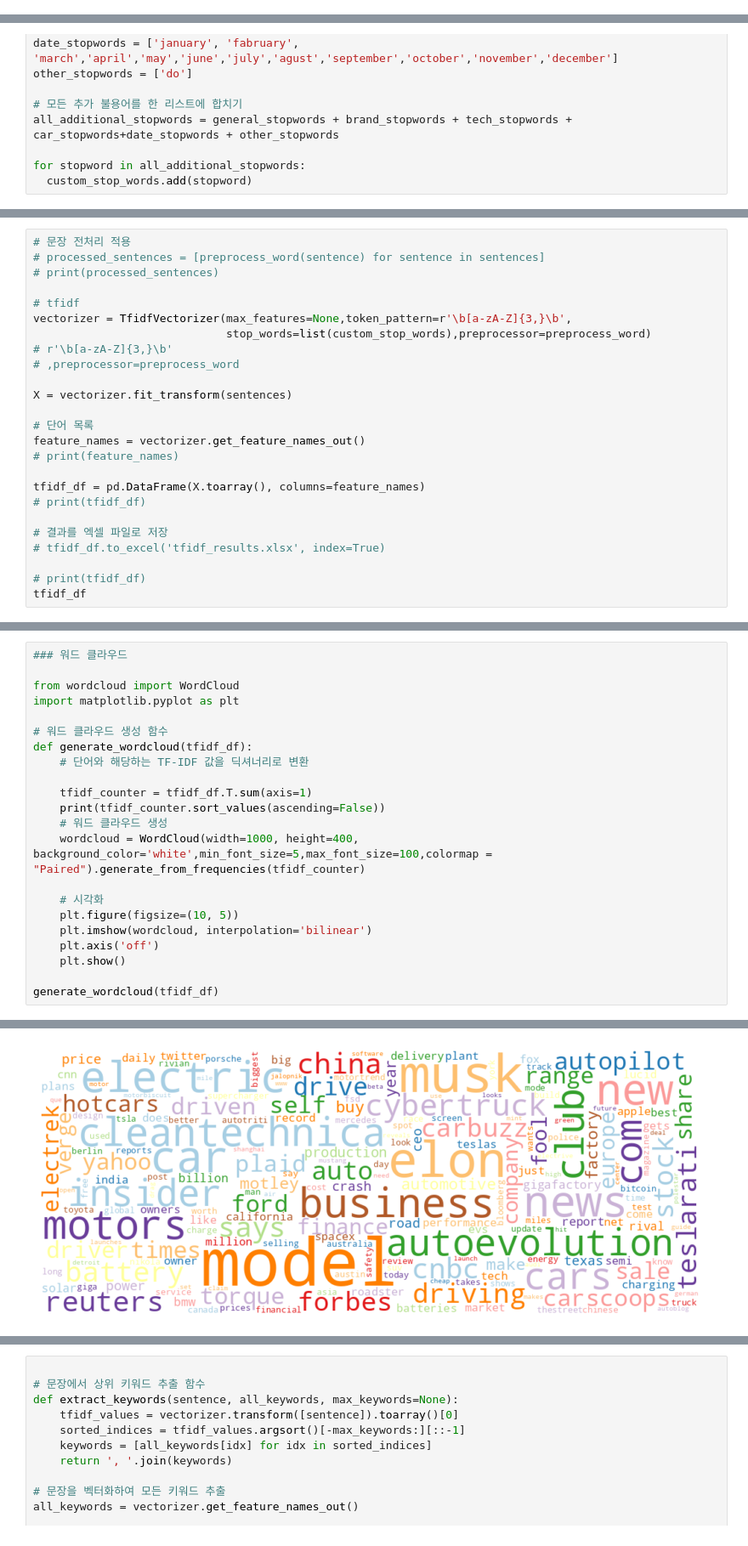
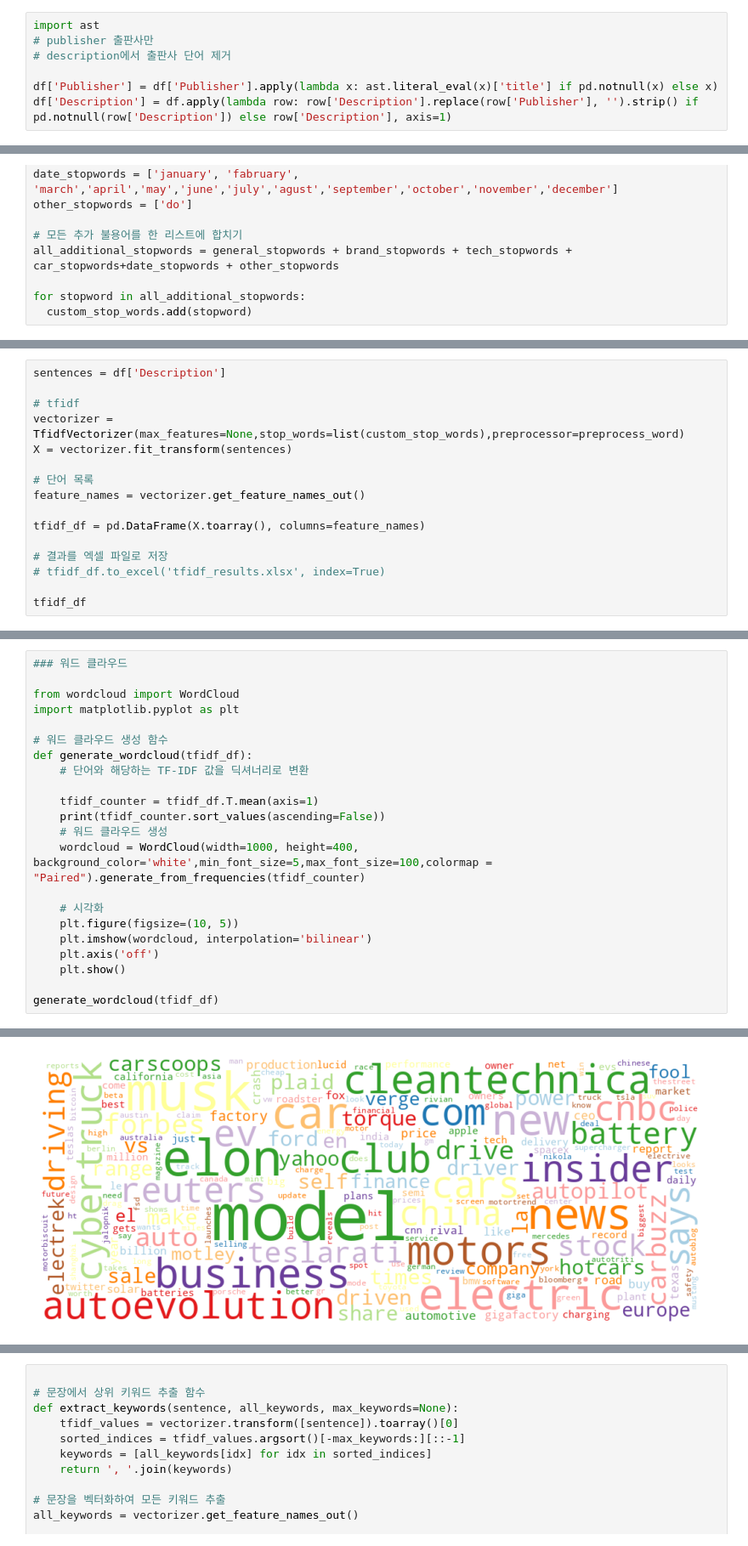
Before and after one commit to geun-hyoung/StockPredictionByTextMining, a Jupyter notebook: txt_.ipynb, the cells around one changed output, grey strips where cells are left out. Shown: that part at 85% size. Cells and saved outputs as stored; diff of their text form.

```diff
--- a/txt_.ipynb
+++ b/txt_.ipynb
@@ -61,6 +51,13 @@ df['Date']
 17784    2022.10.01
 17785    2022.10.01
 Name: Date, Length: 17786, dtype: object
+# %%
+import ast
+# publisher 출판사만
+# description에서 출판사 단어 제거
+
+df['Publisher'] = df['Publisher'].apply(lambda x: ast.literal_eval(x)['title'] if pd.notnull(x) else x)
+df['Description'] = df.apply(lambda row: row['Description'].replace(row['Publisher'], '').strip() if pd.notnull(row['Description']) else row['Description'], axis=1)
 # %%
 df = df.sort_values(by='Date')
 df
@@ -190,27 +182,18 @@ for stopword in all_additional_stopwords:
 # %%
-# 문장 전처리 적용
-# processed_sentences = [preprocess_word(sentence) for sentence in sentences]
-# print(processed_sentences)
+sentences = df['Description']
 
 # tfidf
-vectorizer = TfidfVectorizer(max_features=None,token_pattern=r'\b[a-zA-Z]{3,}\b',
-                             stop_words=list(custom_stop_words),preprocessor=preprocess_word)
-# r'\b[a-zA-Z]{3,}\b'
-# ,preprocessor=preprocess_word
-
+vectorizer = TfidfVectorizer(max_features=None,stop_words=list(custom_stop_words),preprocessor=preprocess_word)
 X = vectorizer.fit_transform(sentences)
 
 # 단어 목록
 feature_names = vectorizer.get_feature_names_out()
-# print(feature_names)
 
 tfidf_df = pd.DataFrame(X.toarray(), columns=feature_names)
-# print(tfidf_df)
 
 # 결과를 엑셀 파일로 저장
 # tfidf_df.to_excel('tfidf_results.xlsx', index=True)
 
-# print(tfidf_df)
 tfidf_df
 # %% [output]
 |  | aaa | aaditya | aaj | aan | aandeel | aankoopadvies | aantal | aap | aapl | aave | ... |
@@ -236,7 +258,7 @@ import matplotlib.pyplot as plt
 def generate_wordcloud(tfidf_df):
     # 단어와 해당하는 TF-IDF 값을 딕셔너리로 변환
 
-    tfidf_counter = tfidf_df.T.sum(axis=1)
+    tfidf_counter = tfidf_df.T.mean(axis=1)
     print(tfidf_counter.sort_values(ascending=False))
     # 워드 클라우드 생성
     wordcloud = WordCloud(width=1000, height=400, background_color='white',min_font_size=5,max_font_size=100,colormap = "Paired").generate_from_frequencies(tfidf_counter)
@@ -264 +286 @@ Length: 18507, dtype: float64
-[figure, old version]
+[figure, new version]
```
Also changed, not shown: parts of 37 cells of this notebook.
